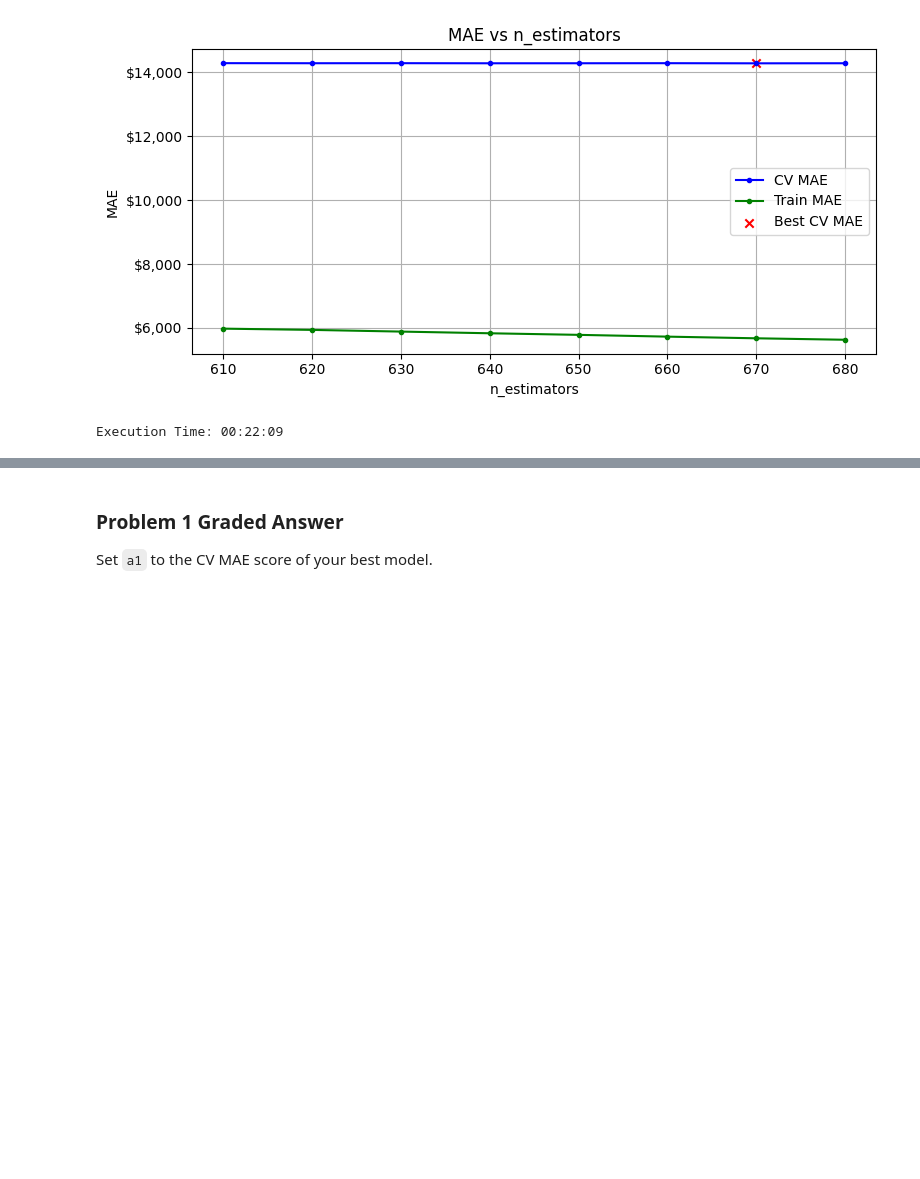
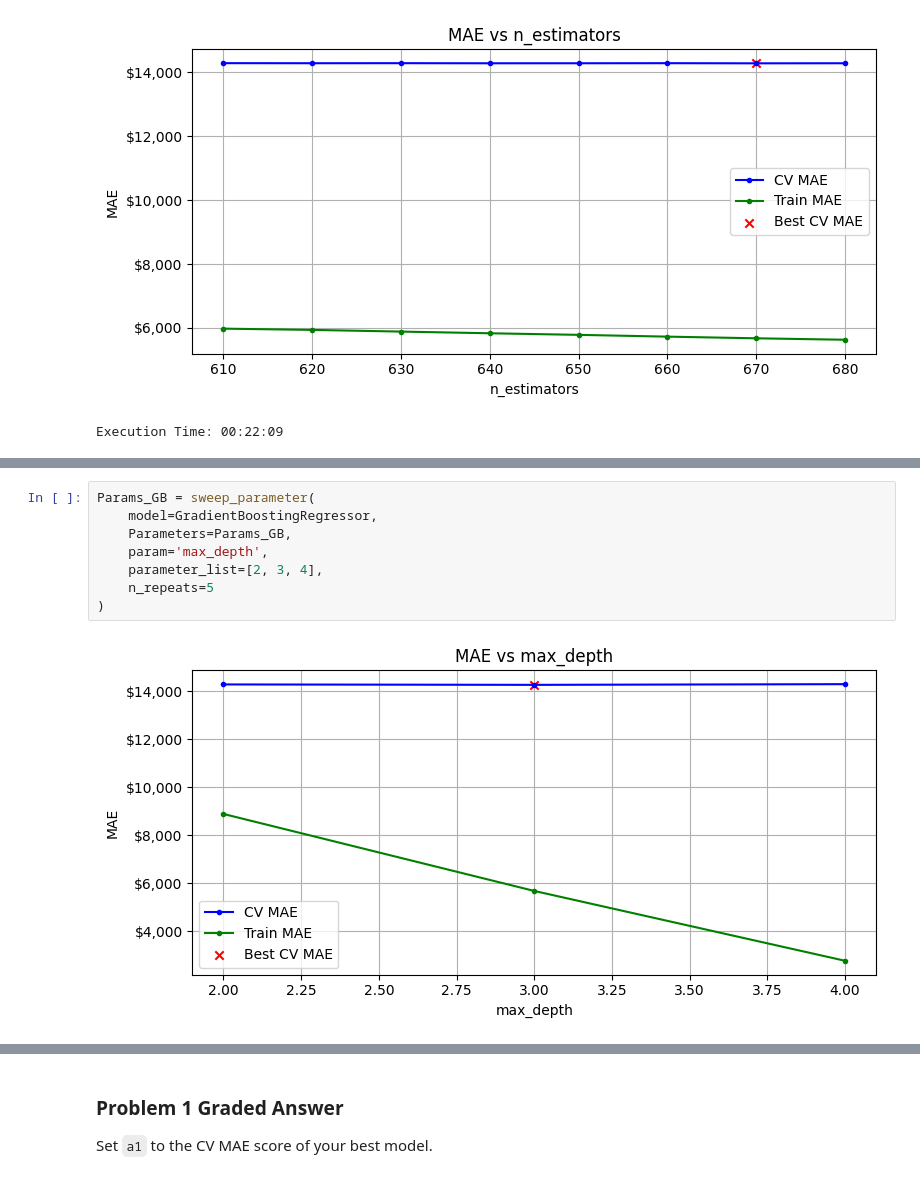
Before and after one commit to Jbaner/Module-3-Assignments, a Jupyter notebook: Homework_07.ipynb, the cells around one changed output, grey strips where cells are left out. Cells and saved outputs as stored; diff of their text form; blank space fills up the shorter version.

```diff
--- a/Homework_07.ipynb
+++ b/Homework_07.ipynb
@@ -536,0 +548,10 @@ Execution Time: 00:22:09
+# %%
+Params_GB = sweep_parameter(
+    model=GradientBoostingRegressor,
+    Parameters=Params_GB,
+    param='max_depth',
+    parameter_list=[2, 3, 4],
+    n_repeats=5
+)
+# %% [output]
+[figure, added]
```
Also changed, not shown: parts of 4 cells of this notebook.
